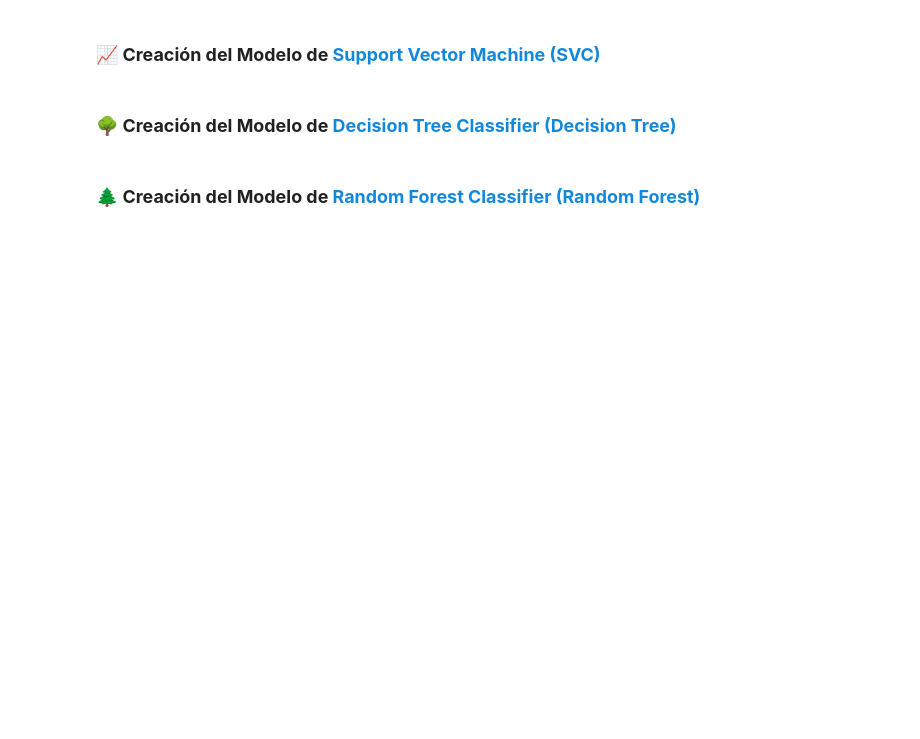
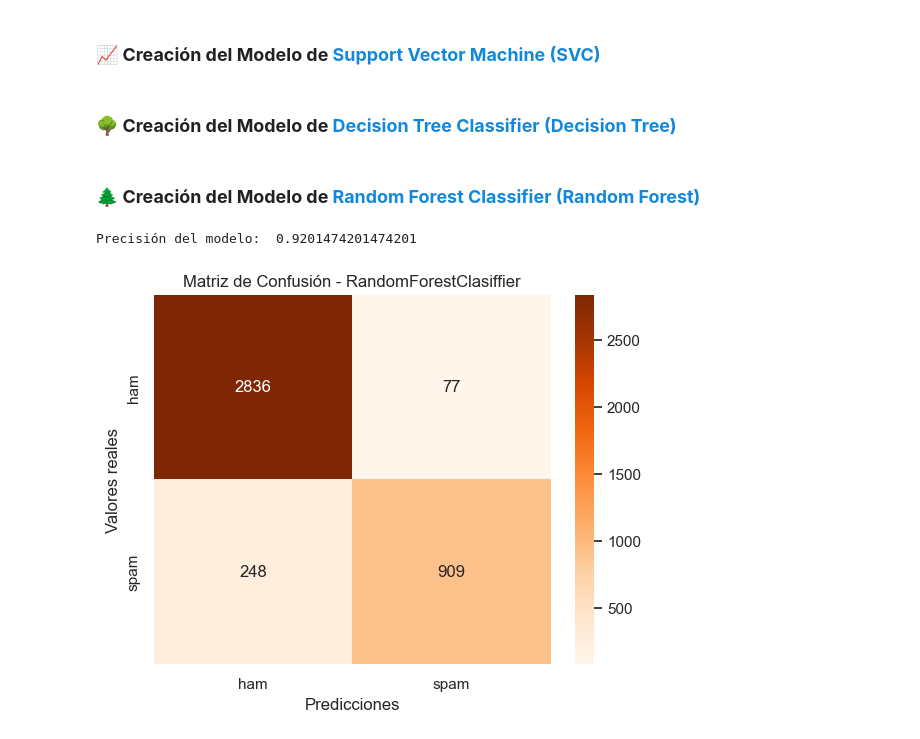
Before and after one commit to CarlosCastanon2099/Inteligencia-Artificial, a Jupyter notebook: Practicas/Practica-08/practica_08.ipynb, the cells around one changed output. Cells and saved outputs as stored; diff of their text form; code cells hidden in the pictures; blank space fills up the shorter version.

```diff
--- a/Practicas/Practica-08/practica_08.ipynb
+++ b/Practicas/Practica-08/practica_08.ipynb
@@ -430,0 +435,41 @@ Precision:  0.9292383292383293
+# %%
+# 0.9085995085995086
+# Parámetros default de RandomForest
+#random_forest_model = RandomForestClassifier(n_estimators=100, random_state=42)
+
+# 0.9201474201474201
+# Controlando la complejidad del árbol con min_samples_split/leaf reduciendo tiempo de cómputo y mejorando un poco
+# el resultado.
+random_forest_model = RandomForestClassifier(n_estimators=150, min_samples_split=30, min_samples_leaf=5, random_state=42)
+
+# Vectorizamos en vectores TF-IDF
+tfidfTransformer = TfidfTransformer()
+X_train_tfidf = tfidfTransformer.fit_transform(X_train)
+X_test_tfidf = tfidfTransformer.transform(X_test)
+
+# Entrenamos el modelo
+random_forest_model.fit(X_train_tfidf, y_train)
+
+# Realizar predicciones
+y_pred = random_forest_model.predict(X_test_tfidf)
+
+# Obtenemos la precisión
+accuracy = accuracy_score(y_test, y_pred)
+print('Precisión del modelo: ', accuracy)
+
+# Obtenemos la matriz de confusión
+matrix = confusion_matrix(y_test, y_pred)
+
+# Usando seaborn heatmap ploteamos la matriz de confusión
+sns.heatmap(matrix,
+            annot=True, fmt='d', cmap='Oranges',
+            xticklabels=random_forest_model.classes_,
+            yticklabels=random_forest_model.classes_)
+
+plt.xlabel('Predicciones')
+plt.ylabel('Valores reales')
+plt.title('Matriz de Confusión - RandomForestClasiffier')
+plt.show()
+# %% [output]
+Precisión del modelo:  0.9201474201474201
+[figure, added]
```
Also changed, not shown: parts of 6 cells of this notebook.
